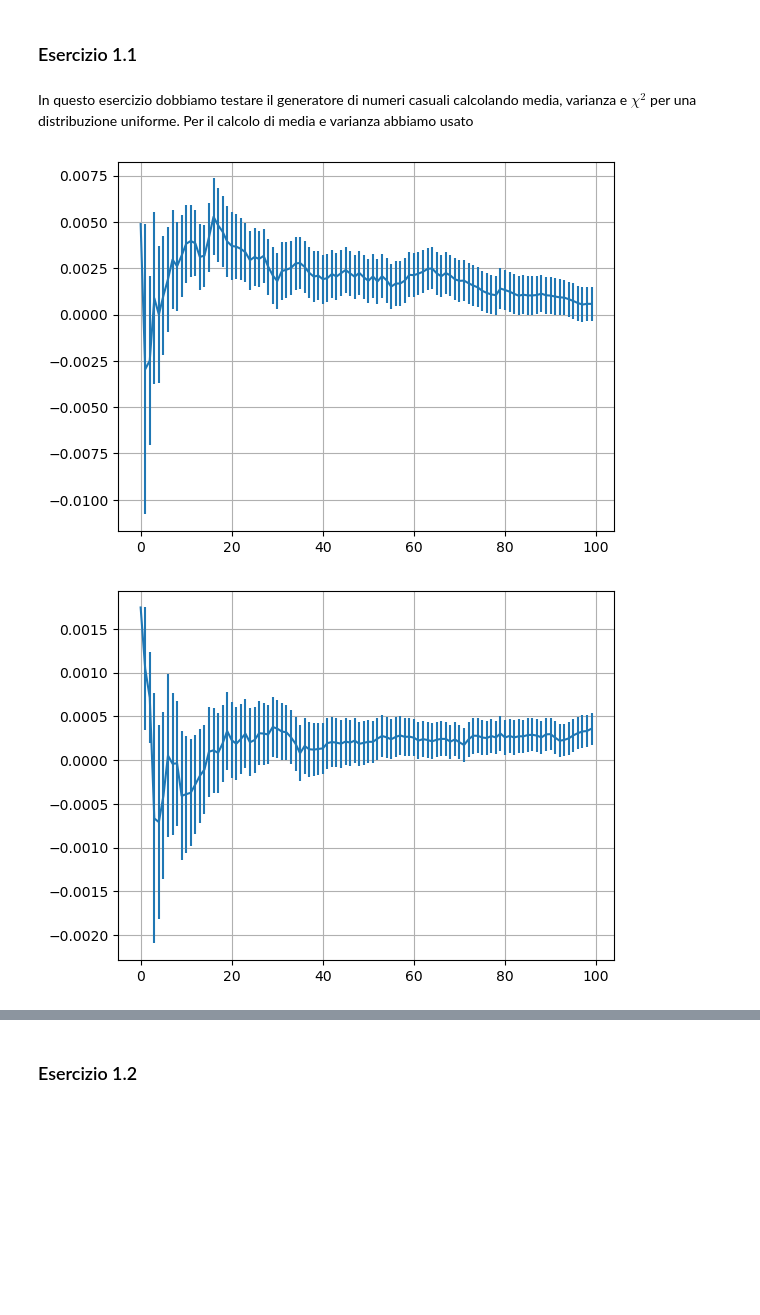
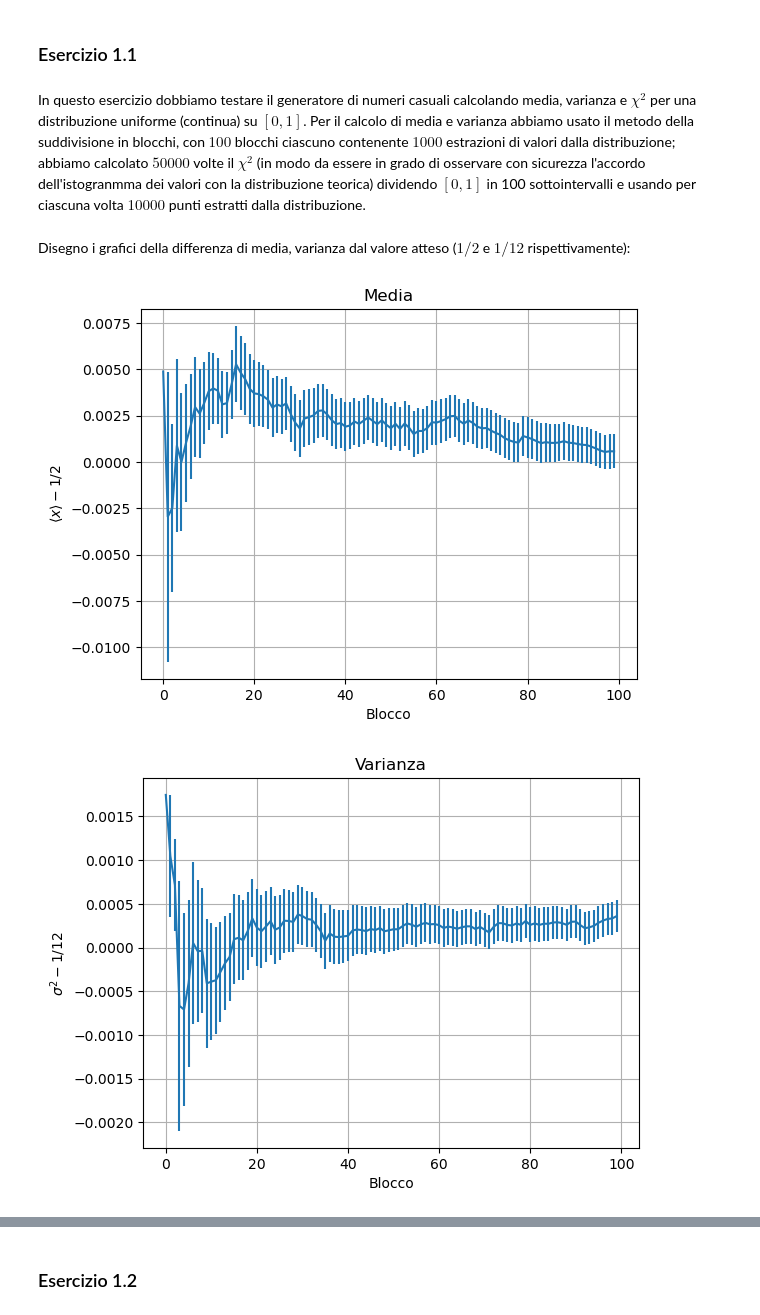
Before and after one commit to eliasteve/labsimnumerica, a Jupyter notebook: LSN_01/LSN_01.ipynb, the cells around one changed output, grey strips where cells are left out. Cells and saved outputs as stored; diff of their text form; code cells hidden in the pictures; blank space fills up the shorter version.

```diff
--- a/LSN_01/LSN_01.ipynb
+++ b/LSN_01/LSN_01.ipynb
@@ -5,7 +5,9 @@ import scipy as sp
 # %% [markdown]
 ### Esercizio 1.1
 # %% [markdown]
-In questo esercizio dobbiamo testare il generatore di numeri casuali calcolando media, varianza e $\chi^2$ per una distribuzione uniforme. Per il calcolo di media e varianza abbiamo usato
+In questo esercizio dobbiamo testare il generatore di numeri casuali calcolando media, varianza e $\chi^2$ per una distribuzione uniforme (continua) su $[0, 1]$. Per il calcolo di media e varianza abbiamo usato il metodo della suddivisione in blocchi, con $100$ blocchi ciascuno contenente $1000$ estrazioni di valori dalla distribuzione; abbiamo calcolato $50000$ volte il $\chi^2$ (in modo da essere in grado di osservare con sicurezza l'accordo dell'istogranmma dei valori con la distribuzione teorica) dividendo $[0, 1]$ in 100 sottointervalli e usando per ciascuna volta $10000$ punti estratti dalla distribuzione.
+# %% [markdown]
+Disegno i grafici della differenza di media, varianza dal valore atteso ($1/2$ e $1/12$ rispettivamente):
 # %%
 means = []
 errorsMeans = []
@@ -20,9 +22,12 @@ errorsMeans = np.array(errorsMeans)
 # %%
 xs = np.arange(100)
 plt.errorbar(x=xs, y=means-0.5, yerr=errorsMeans)
+plt.xlabel("Blocco")
+plt.ylabel(r"$\langle x \rangle - 1/2$")
+plt.title("Media")
 plt.grid()
 # %% [output]
-[figure, old version]
+[figure, new version]
 # %%
 variances = []
 errorsVariances = []
@@ -36,6 +41,9 @@ variances = np.array(variances)
 errorsVariances = np.array(errorsVariances)
 # %%
 plt.errorbar(x=xs, y=variances-(1/12), yerr=errorsVariances)
+plt.xlabel("Blocco")
+plt.ylabel(r"$\sigma^2- 1/12$")
+plt.title("Varianza")
 plt.grid()
 # %% [output]
-[figure, old version]
+[figure, new version]
```
Also changed, not shown: parts of 24 cells of this notebook, 2 other files.
